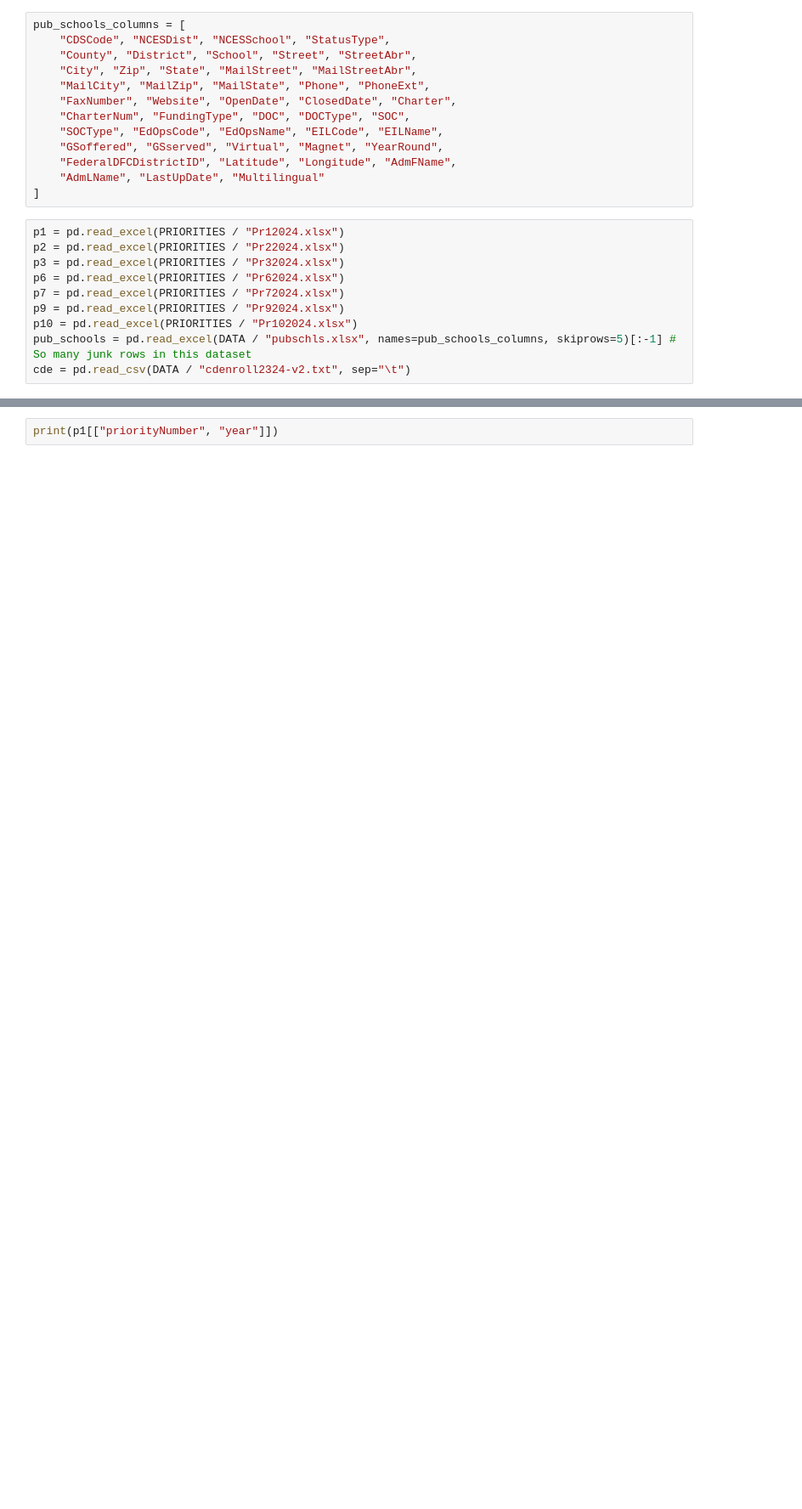
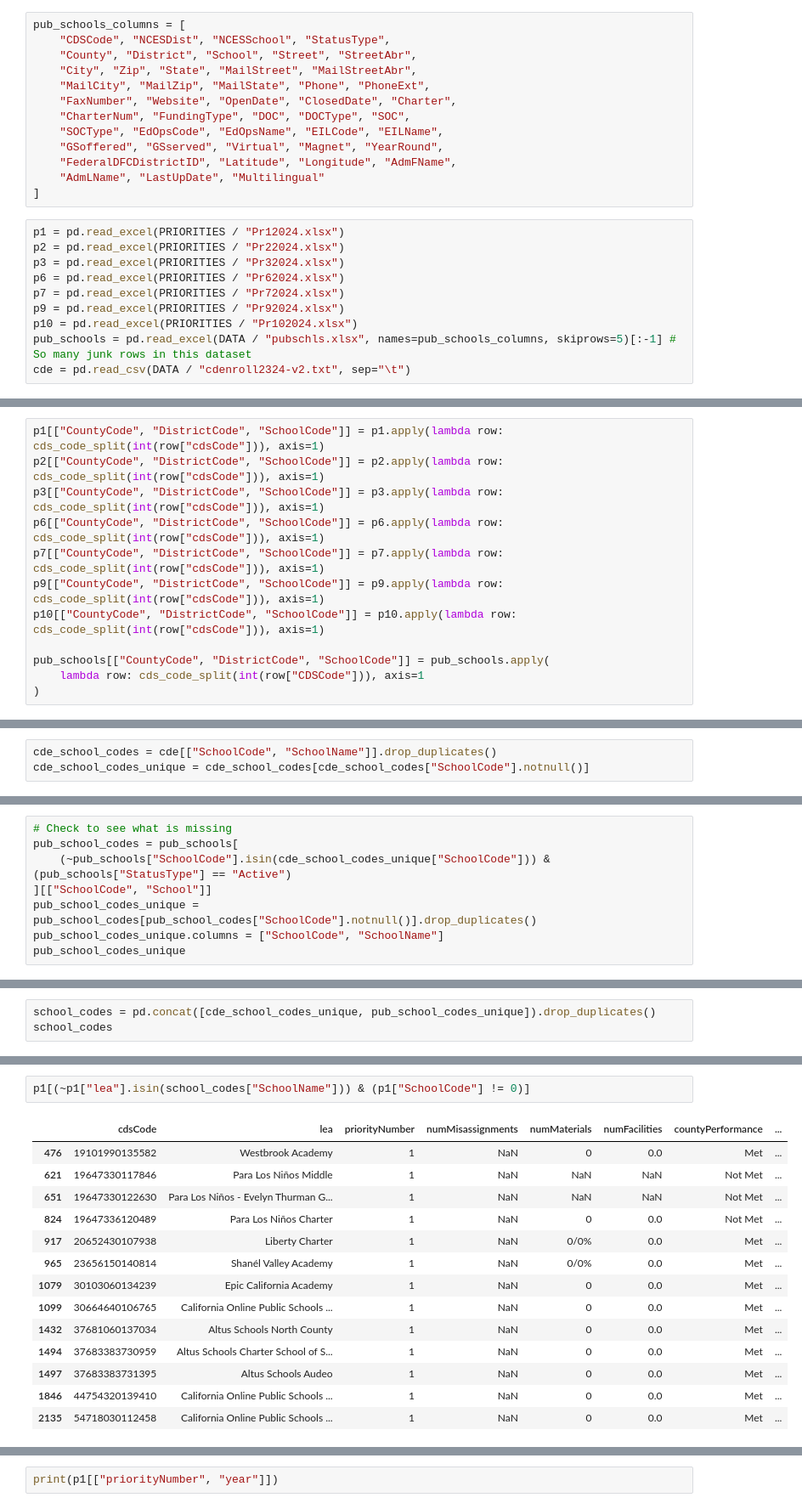
Before and after one commit to PENTASHIFT/DS-Capstone-Project, a Jupyter notebook: exploration/data_processing.ipynb, the cells around one changed output, grey strips where cells are left out. Shown at 85% size. Drawn from its saved outputs; the diff is of its cells as text; blank space fills up the shorter version.

```diff
--- a/exploration/data_processing.ipynb
+++ b/exploration/data_processing.ipynb
@@ -93,0 +59,12 @@ pub_schools[["CDSCode", "School"]]
+# %%
+p1[["CountyCode", "DistrictCode", "SchoolCode"]] = p1.apply(lambda row: cds_code_split(int(row["cdsCode"])), axis=1)
+p2[["CountyCode", "DistrictCode", "SchoolCode"]] = p2.apply(lambda row: cds_code_split(int(row["cdsCode"])), axis=1)
+p3[["CountyCode", "DistrictCode", "SchoolCode"]] = p3.apply(lambda row: cds_code_split(int(row["cdsCode"])), axis=1)
+p6[["CountyCode", "DistrictCode", "SchoolCode"]] = p6.apply(lambda row: cds_code_split(int(row["cdsCode"])), axis=1)
+p7[["CountyCode", "DistrictCode", "SchoolCode"]] = p7.apply(lambda row: cds_code_split(int(row["cdsCode"])), axis=1)
+p9[["CountyCode", "DistrictCode", "SchoolCode"]] = p9.apply(lambda row: cds_code_split(int(row["cdsCode"])), axis=1)
+p10[["CountyCode", "DistrictCode", "SchoolCode"]] = p10.apply(lambda row: cds_code_split(int(row["cdsCode"])), axis=1)
+
+pub_schools[["CountyCode", "DistrictCode", "SchoolCode"]] = pub_schools.apply(
+    lambda row: cds_code_split(int(row["CDSCode"])), axis=1
+)
@@ -93,0 +73,3 @@ pub_schools[["CDSCode", "School"]]
+# %%
+cde_school_codes = cde[["SchoolCode", "SchoolName"]].drop_duplicates()
+cde_school_codes_unique = cde_school_codes[cde_school_codes["SchoolCode"].notnull()]
@@ -93,0 +89,8 @@ pub_schools[["CDSCode", "School"]]
+# %%
+# Check to see what is missing
+pub_school_codes = pub_schools[
+    (~pub_schools["SchoolCode"].isin(cde_school_codes_unique["SchoolCode"])) & (pub_schools["StatusType"] == "Active")
+][["SchoolCode", "School"]]
+pub_school_codes_unique = pub_school_codes[pub_school_codes["SchoolCode"].notnull()].drop_duplicates()
+pub_school_codes_unique.columns = ["SchoolCode", "SchoolName"]
+pub_school_codes_unique
@@ -93,0 +111,3 @@ pub_schools[["CDSCode", "School"]]
+# %%
+school_codes = pd.concat([cde_school_codes_unique, pub_school_codes_unique]).drop_duplicates()
+school_codes
@@ -93,0 +191,17 @@ pub_schools[["CDSCode", "School"]]
+# %%
+p1[(~p1["lea"].isin(school_codes["SchoolName"])) & (p1["SchoolCode"] != 0)]
+# %% [output]
+|  | cdsCode | lea | priorityNumber | numMisassignments | numMaterials | numFacilities | countyPerformance | ... |
+| 476 | 19101990135582 | Westbrook Academy | 1 | NaN | 0 | 0.0 | Met | ... |
+| 621 | 19647330117846 | Para Los Niños Middle | 1 | NaN | NaN | NaN | Not Met | ... |
+| 651 | 19647330122630 | Para Los Niños - Evelyn Thurman G... | 1 | NaN | NaN | NaN | Not Met | ... |
+| 824 | 19647336120489 | Para Los Niños Charter | 1 | NaN | 0 | 0.0 | Not Met | ... |
+| 917 | 20652430107938 | Liberty Charter | 1 | NaN | 0/0% | 0.0 | Met | ... |
+| 965 | 23656150140814 | Shanél Valley Academy | 1 | NaN | 0/0% | 0.0 | Met | ... |
+| 1079 | 30103060134239 | Epic California Academy | 1 | NaN | 0 | 0.0 | Met | ... |
+| 1099 | 30664640106765 | California Online Public Schools ... | 1 | NaN | 0 | 0.0 | Met | ... |
+| 1432 | 37681060137034 | Altus Schools North County | 1 | NaN | 0 | 0.0 | Met | ... |
+| 1494 | 37683383730959 | Altus Schools Charter School of S... | 1 | NaN | 0 | 0.0 | Met | ... |
+| 1497 | 37683383731395 | Altus Schools Audeo | 1 | NaN | 0 | 0.0 | Met | ... |
+| 1846 | 44754320139410 | California Online Public Schools ... | 1 | NaN | 0 | 0.0 | Met | ... |
+| 2135 | 54718030112458 | California Online Public Schools ... | 1 | NaN | 0 | 0.0 | Met | ... |
```
Also changed, not shown: parts of 46 cells of this notebook, 1 other file.
